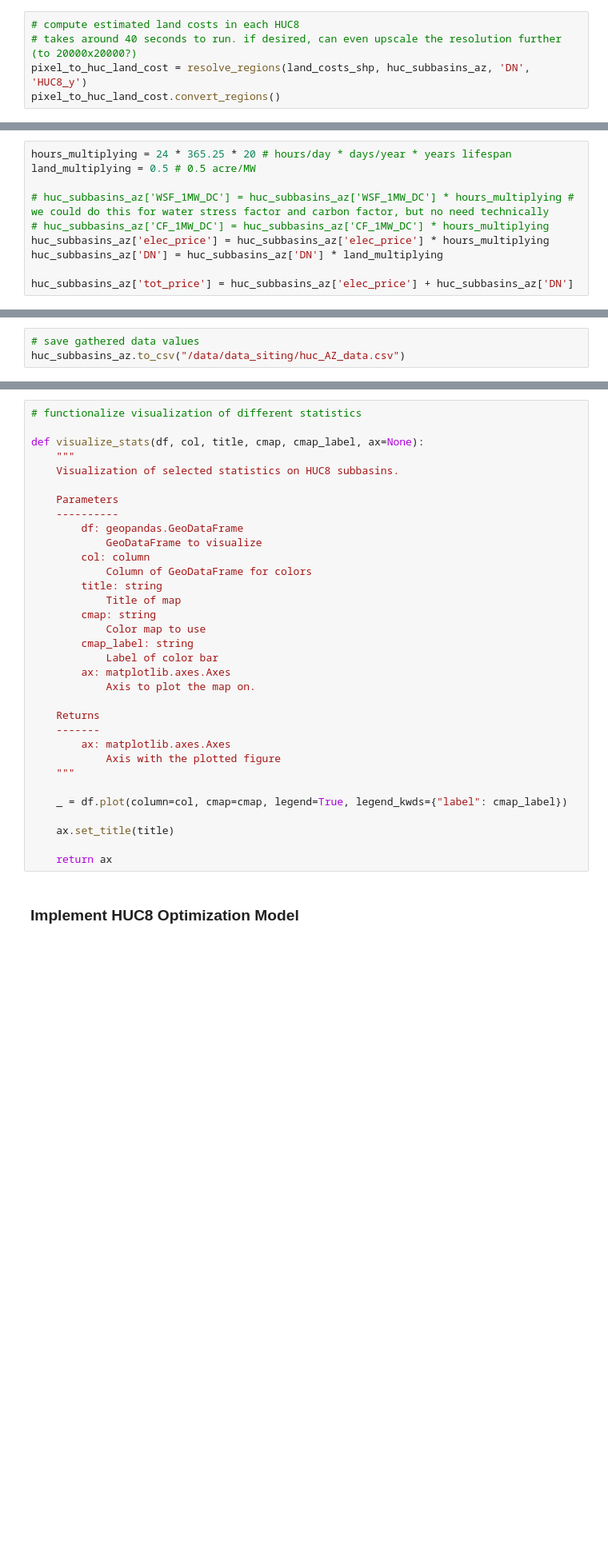
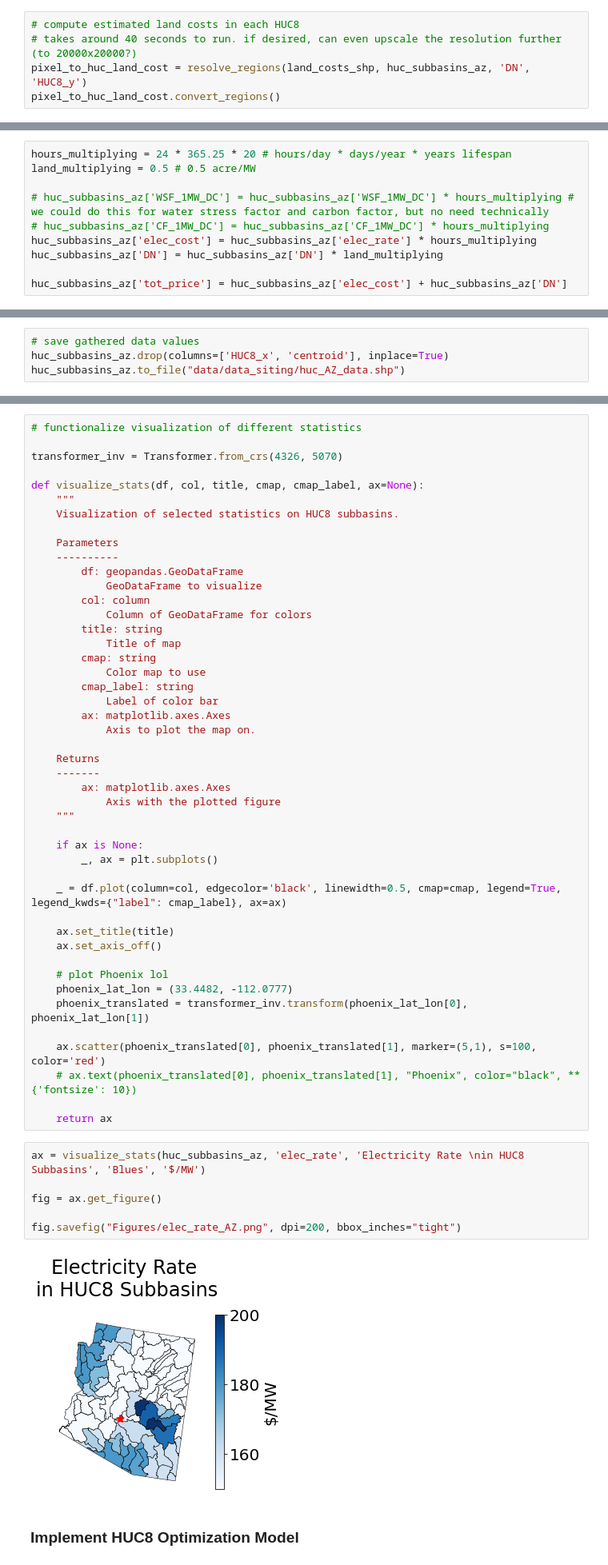
Before and after one commit to clbanjai/1.020-Data-Center-Project, a Jupyter notebook: adding_data_centers.ipynb, the cells around one changed output, grey strips where cells are left out. Shown at 80% size. Saved outputs shown, nothing was run; the diff lists cells and outputs as text; blank space fills up the shorter version.

Commit message:
Latest changes adding_data_centers (next, flip max to min)

```diff
--- a/adding_data_centers.ipynb
+++ b/adding_data_centers.ipynb
@@ -588,10 +604,10 @@ land_multiplying = 0.5 # 0.5 acre/MW
 
 # huc_subbasins_az['WSF_1MW_DC'] = huc_subbasins_az['WSF_1MW_DC'] * hours_multiplying # we could do this for water stress factor and carbon factor, but no need technically
 # huc_subbasins_az['CF_1MW_DC'] = huc_subbasins_az['CF_1MW_DC'] * hours_multiplying
-huc_subbasins_az['elec_price'] = huc_subbasins_az['elec_price'] * hours_multiplying
+huc_subbasins_az['elec_cost'] = huc_subbasins_az['elec_rate'] * hours_multiplying
 huc_subbasins_az['DN'] = huc_subbasins_az['DN'] * land_multiplying
 
-huc_subbasins_az['tot_price'] = huc_subbasins_az['elec_price'] + huc_subbasins_az['DN']
+huc_subbasins_az['tot_price'] = huc_subbasins_az['elec_cost'] + huc_subbasins_az['DN']
 # %%
 # take a look at water stress factor, carbon factor data
 # wsf_dict = {k: v for k, v in zip(huc_subbasins_az['HUC8_y'], huc_subbasins_az['WSF_1MW_DC'])}
@@ -609,3 +633,4 @@ huc_subbasins_az['CF_1MW_DC_normalize'] = huc_subbasins_az['CF_1MW_DC']/e_max
 # %%
 # save gathered data values
-huc_subbasins_az.to_csv("/data/data_siting/huc_AZ_data.csv")
+huc_subbasins_az.drop(columns=['HUC8_x', 'centroid'], inplace=True)
+huc_subbasins_az.to_file("data/data_siting/huc_AZ_data.shp")
@@ -614,5 +637,7 @@ OSError: Cannot save file into a non-existent directory: '/data/data_siting'
 # %%
 # functionalize visualization of different statistics
+
+transformer_inv = Transformer.from_crs(4326, 5070)
 
 def visualize_stats(df, col, title, cmap, cmap_label, ax=None):
     """
@@ -639,11 +664,30 @@ def visualize_stats(df, col, title, cmap, cmap_label, ax=None):
             Axis with the plotted figure
     """
 
-    _ = df.plot(column=col, cmap=cmap, legend=True, legend_kwds={"label": cmap_label})
+    if ax is None:
+        _, ax = plt.subplots()
+
+    _ = df.plot(column=col, edgecolor='black', linewidth=0.5, cmap=cmap, legend=True, legend_kwds={"label": cmap_label}, ax=ax)
 
     ax.set_title(title)
+    ax.set_axis_off()
+
+    # plot Phoenix lol
+    phoenix_lat_lon = (33.4482, -112.0777)
+    phoenix_translated = transformer_inv.transform(phoenix_lat_lon[0], phoenix_lat_lon[1])
+
+    ax.scatter(phoenix_translated[0], phoenix_translated[1], marker=(5,1), s=100, color='red')
+    # ax.text(phoenix_translated[0], phoenix_translated[1], "Phoenix", color="black", **{'fontsize': 10})
 
     return ax
+# %%
+ax = visualize_stats(huc_subbasins_az, 'elec_rate', 'Electricity Rate \nin HUC8 Subbasins', 'Blues', '$/MW')
+
+fig = ax.get_figure()
+
+fig.savefig("Figures/elec_rate_AZ.png", dpi=200, bbox_inches="tight")
+# %% [output]
+[figure, added]
 # %% [markdown]
 ### Implement HUC8 Optimization Model
 # %%
```
Also changed, not shown: parts of 23 cells of this notebook, 7 other files.
